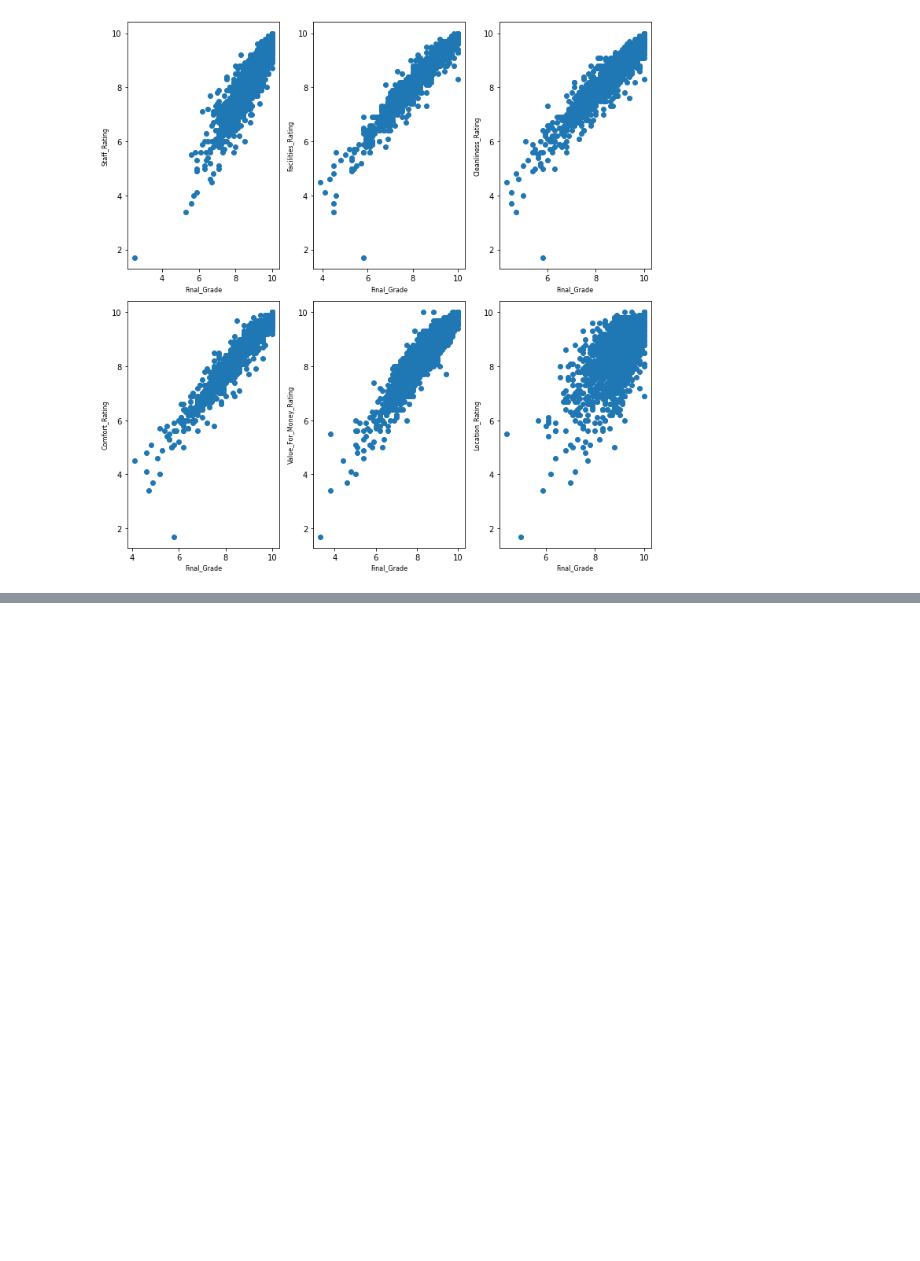
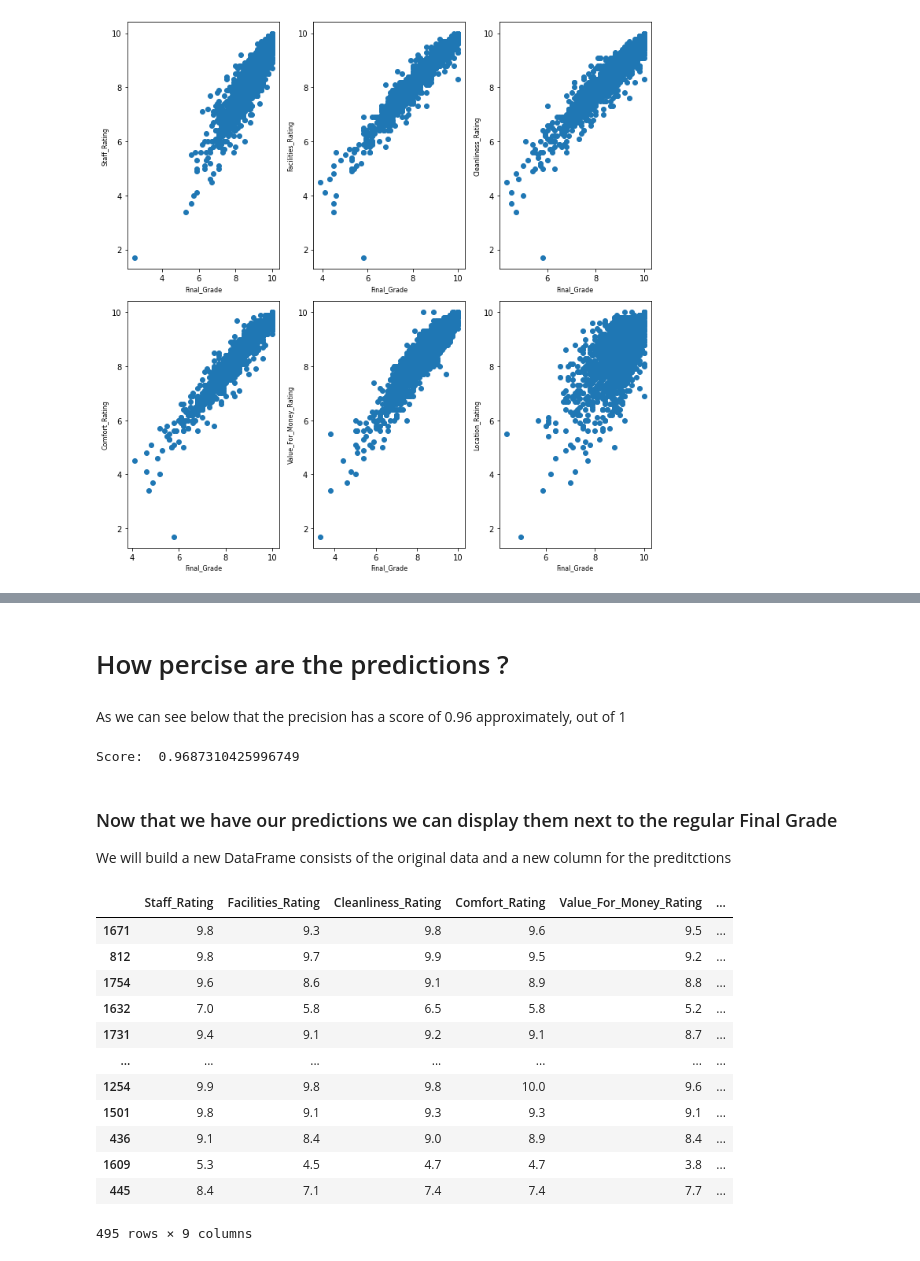
Before and after one commit to MopyKing/Data-Science-Project, a Jupyter notebook: DataScience_Project.ipynb, the cells around one changed output, grey strips where cells are left out. Cells and saved outputs as stored; diff of their text form; code cells hidden in the pictures; blank space fills up the shorter version.

```diff
--- a/DataScience_Project.ipynb
+++ b/DataScience_Project.ipynb
@@ -390,0 +412,3 @@ plt.tight_layout()
+# %%
+df_copy_learn=df2[["Staff_Rating","Facilities_Rating","Cleanliness_Rating"
+                   ,"Comfort_Rating","Value_For_Money_Rating","Location_Rating","Free_WiFi_Rating","Final_Grade"]].copy()
@@ -390,0 +421,15 @@ plt.tight_layout()
+# %%
+# For that Kind of Machine Learning Algorithm we need to exclude the column that we wish to predict values for.
+# In our case it is the "Final_Grade" column.
+TRAINING_FEATURES = df_copy_learn.columns[df_copy_learn.columns != 'Final_Grade']
+TARGET_FEATURE = 'Final_Grade'
+
+x = df_copy_learn[TRAINING_FEATURES] #matrix X of all the features (Staff_Rating,Facilities_Rating.....)
+y = df_copy_learn[TARGET_FEATURE] # vector y (label) shows only Final_Grade (Our prediction)
+
+# The train test method is used to split our data in such way that most values are used to train the model
+# and saves a small portion of the data to test what the model "learned"
+# we will be using 75% of the data to train the model, and the test size will be 25% of the data.
+x_train, x_test, y_train, y_test = train_test_split(x, y, test_size = 0.25)
+print(x_train.shape, y_train.shape)
+print(x_test.shape, y_test.shape)
@@ -390,0 +441,4 @@ plt.tight_layout()
+# %%
+lrm = linear_model.LinearRegression()
+lrm_model = lrm.fit(x_train, y_train)
+lrm_predictions = lrm.predict(x_test)
@@ -390,0 +467,30 @@ plt.tight_layout()
+# %% [markdown]
+# How percise are the predictions ?
+# %% [markdown]
+As we can see below that the precision has a score of 0.96 approximately, out of 1
+# %%
+print("Score: ", lrm_model.score(x_test, y_test))
+# %% [output]
+Score:  0.9687310425996749
+# %% [markdown]
+### Now that we have our predictions we can display them next to the regular Final Grade
+We will build a new DataFrame consists of the original data and a new column for the preditctions
+# %%
+Preditions_VS_Actual = pd.DataFrame(x_test)
+Preditions_VS_Actual['Actual_Grade'] = y_test
+Preditions_VS_Actual['Predicted_Grade'] = lrm_predictions
+Preditions_VS_Actual
+# %% [output]
+|  | Staff_Rating | Facilities_Rating | Cleanliness_Rating | Comfort_Rating | Value_For_Money_Rating | ... |
+| 1671 | 9.8 | 9.3 | 9.8 | 9.6 | 9.5 | ... |
+| 812 | 9.8 | 9.7 | 9.9 | 9.5 | 9.2 | ... |
+| 1754 | 9.6 | 8.6 | 9.1 | 8.9 | 8.8 | ... |
+| 1632 | 7.0 | 5.8 | 6.5 | 5.8 | 5.2 | ... |
+| 1731 | 9.4 | 9.1 | 9.2 | 9.1 | 8.7 | ... |
+| ... | ... | ... | ... | ... | ... | ... |
+| 1254 | 9.9 | 9.8 | 9.8 | 10.0 | 9.6 | ... |
+| 1501 | 9.8 | 9.1 | 9.3 | 9.3 | 9.1 | ... |
+| 436 | 9.1 | 8.4 | 9.0 | 8.9 | 8.4 | ... |
+| 1609 | 5.3 | 4.5 | 4.7 | 4.7 | 3.8 | ... |
+| 445 | 8.4 | 7.1 | 7.4 | 7.4 | 7.7 | ... |
+495 rows × 9 columns
```
Also changed, not shown: parts of 22 cells of this notebook.
